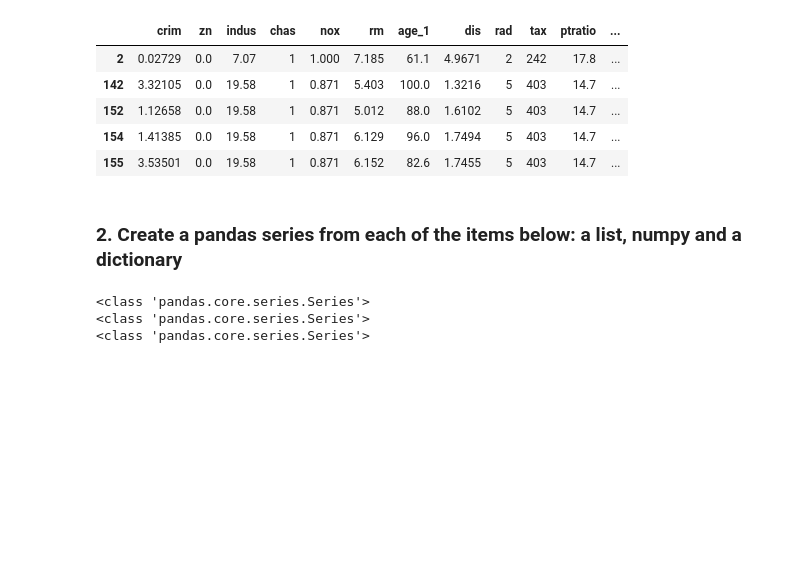
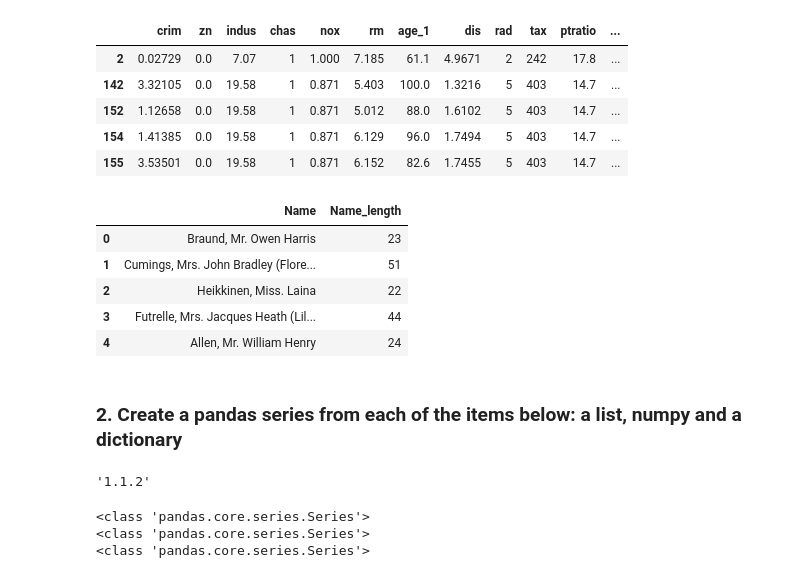
Before and after one commit to gy19sr/Leet-Code, a Jupyter notebook: Pandas_practice.ipynb, the cells around one changed output. Drawn from its saved outputs; the diff is of its cells as text; code cells hidden in the pictures; blank space fills up the shorter version.

```diff
--- a/Pandas_practice.ipynb
+++ b/Pandas_practice.ipynb
@@ -57,8 +57,40 @@ df
 | 152 | 1.12658 | 0.0 | 19.58 | 1 | 0.871 | 5.012 | 88.0 | 1.6102 | 5 | 403 | 14.7 | ... |
 | 154 | 1.41385 | 0.0 | 19.58 | 1 | 0.871 | 6.129 | 96.0 | 1.7494 | 5 | 403 | 14.7 | ... |
 | 155 | 3.53501 | 0.0 | 19.58 | 1 | 0.871 | 6.152 | 82.6 | 1.7455 | 5 | 403 | 14.7 | ... |
+# %%
+# Select columns by data type
+# df.dtypes
+df.select_dtypes(include='number').head() # can do exclude as weell
+# convert strings to nums
+#df.apply(pd.to_numeric(df.age, errors='coerce')).fillna(0)
+
+# Reduce dataframe size
+# df.info(memory_usage='deep')
+
+# using map
+train = pd.read_csv('http://bit.ly/kaggletrain')
+# make a new column and map a dict to it
+train['Sex_num'] = train.Sex.map({'female':0, 'male':1})
+train.loc[0:4, ['Sex', 'Sex_num']] # see rows 0 through 4 for 2 columns
+
+# using apply
+# both a series and df tool
+# first series method
+train['Name_length'] = train.Name.apply(len)
+train.loc[0:4, ['Name', 'Name_length']]
+# %% [output]
+|  | Name | Name_length |
+| 0 | Braund, Mr. Owen Harris | 23 |
+| 1 | Cumings, Mrs. John Bradley (Flore... | 51 |
+| 2 | Heikkinen, Miss. Laina | 22 |
+| 3 | Futrelle, Mrs. Jacques Heath (Lil... | 44 |
+| 4 | Allen, Mr. William Henry | 24 |
 # %% [markdown]
 ### 2. Create a pandas series from each of the items below: a list, numpy and a dictionary
+# %%
+pd.__version__
+# %% [output]
+'1.1.2'
 # %%
 mylist = list('abcedfghijklmnopqrstuvwxyz')
 myarr = np.arange(26)
```
Also changed, not shown: parts of 1 cell of this notebook, 1 other file.
